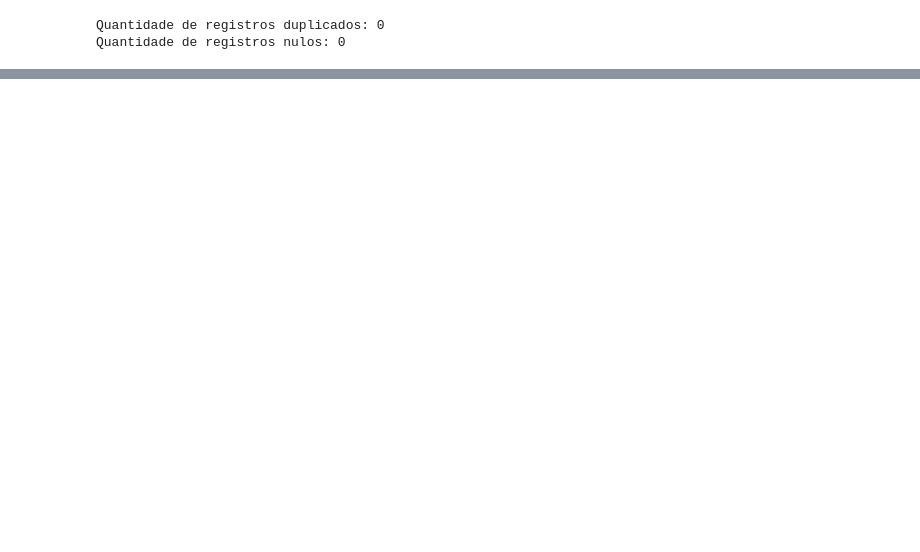
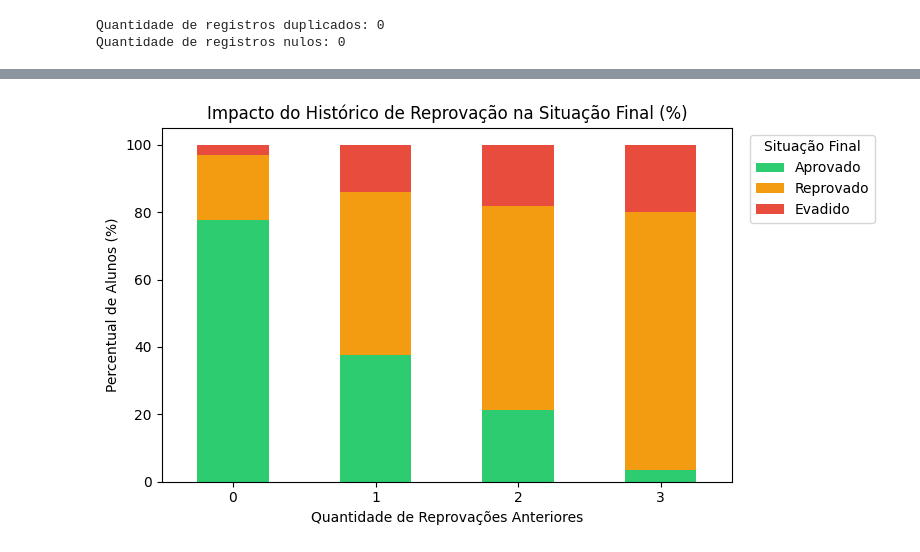
Before and after one commit to luuhkkj/Vertice, a Jupyter notebook: notebooks/dados_estudantes.ipynb, the cells around one changed output, grey strips where cells are left out. Drawn from its saved outputs; the diff is of its cells as text; code cells hidden in the pictures; blank space fills up the shorter version.

```diff
--- a/notebooks/dados_estudantes.ipynb
+++ b/notebooks/dados_estudantes.ipynb
@@ -184,0 +197,13 @@ dtype: int64
+# %%
+tab_hist = pd.crosstab(df['historico_reprovacao'], df['situacao_final'], normalize='index') * 100
+
+tab_hist[['Aprovado', 'Reprovado', 'Evadido']].plot(kind='bar', stacked=True, figsize=(8, 4.5), color=['#2ecc71', '#f39c12', '#e74c3c'], rot=0)
+
+plt.title('Impacto do Histórico de Reprovação na Situação Final (%)')
+plt.xlabel('Quantidade de Reprovações Anteriores')
+plt.ylabel('Percentual de Alunos (%)')
+plt.legend(title='Situação Final', bbox_to_anchor=(1.02, 1), loc='upper left')
+plt.tight_layout()
+plt.show()
+# %% [output]
+[figure, added]
```
Also changed, not shown: parts of 34 cells of this notebook.
